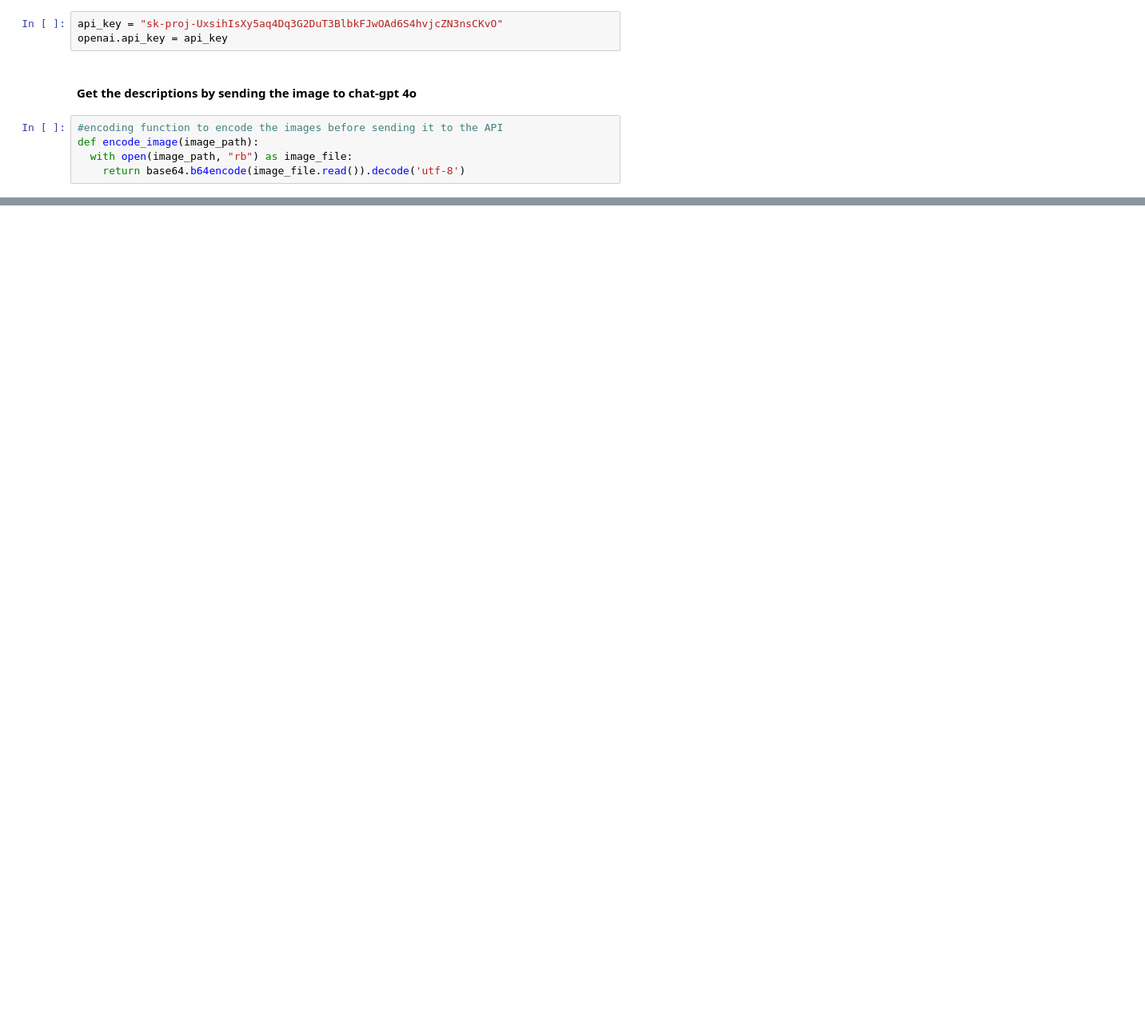
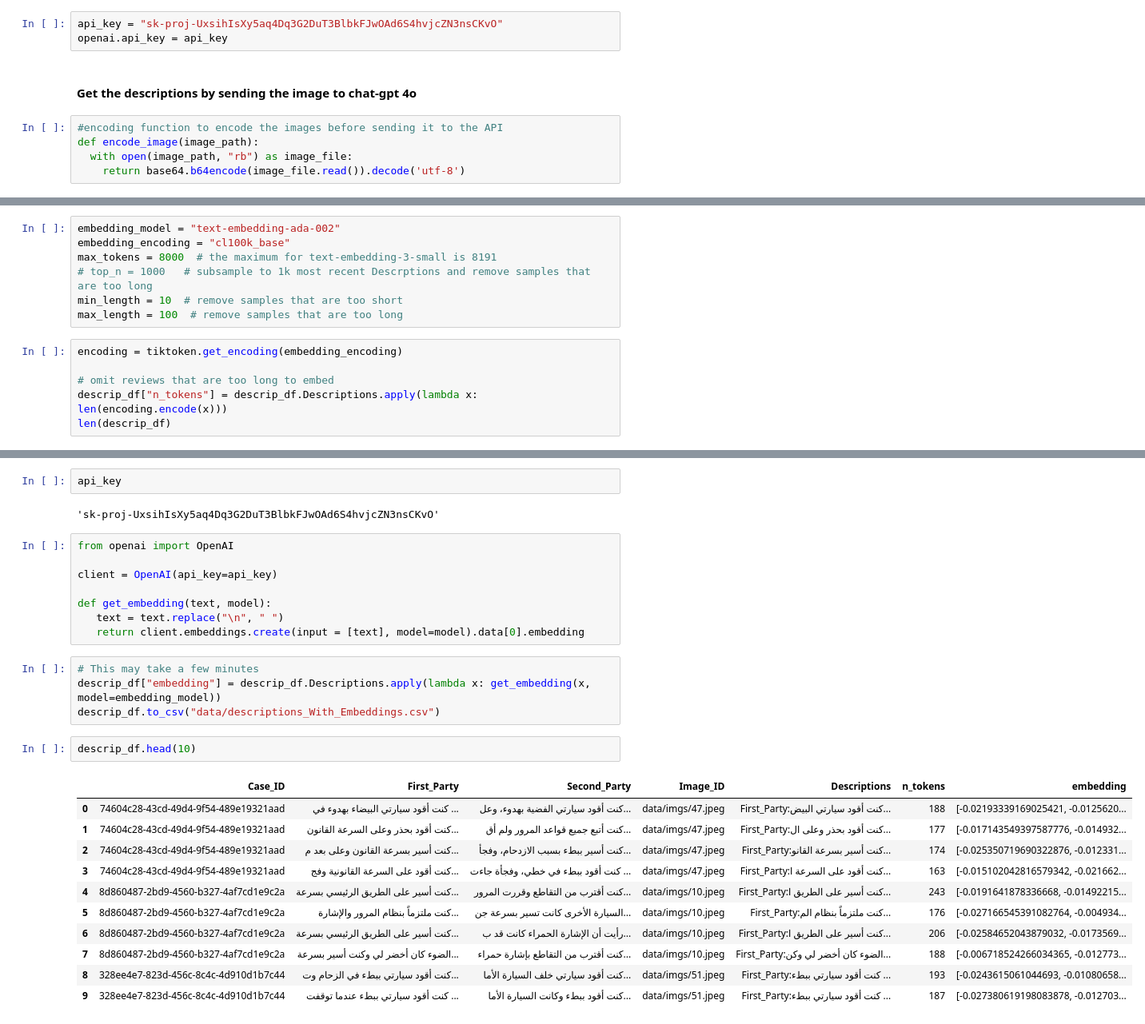
Before and after one commit to Sulaiman-F-Alharbi/Capstone, a Jupyter notebook: capstone.ipynb, the cells around one changed output, grey strips where cells are left out. Shown at 80% size. Saved outputs shown, nothing was run; the diff lists cells and outputs as text; blank space fills up the shorter version.

Commit message:
Create_Descrpitions_Embeddings

```diff
--- a/capstone.ipynb
+++ b/capstone.ipynb
@@ -178,0 +300,13 @@ for r, img in zip(responses, images_paths):
+# %%
+embedding_model = "text-embedding-ada-002"
+embedding_encoding = "cl100k_base"
+max_tokens = 8000  # the maximum for text-embedding-3-small is 8191
+# top_n = 1000   # subsample to 1k most recent Descrptions and remove samples that are too long
+min_length = 10  # remove samples that are too short
+max_length = 100  # remove samples that are too long
+# %%
+encoding = tiktoken.get_encoding(embedding_encoding)
+
+# omit reviews that are too long to embed
+descrip_df["n_tokens"] = descrip_df.Descriptions.apply(lambda x: len(encoding.encode(x)))
+len(descrip_df)
@@ -178,0 +324,30 @@ for r, img in zip(responses, images_paths):
+# %%
+api_key
+# %% [output]
+'sk-proj-UxsihIsXy5aq4Dq3G2DuT3BlbkFJwOAd6S4hvjcZN3nsCKvO'
+# %%
+from openai import OpenAI
+
+client = OpenAI(api_key=api_key)
+
+def get_embedding(text, model):
+   text = text.replace("\n", " ")
+   return client.embeddings.create(input = [text], model=model).data[0].embedding
+# %%
+# This may take a few minutes
+descrip_df["embedding"] = descrip_df.Descriptions.apply(lambda x: get_embedding(x, model=embedding_model))
+descrip_df.to_csv("data/descriptions_With_Embeddings.csv")
+# %%
+descrip_df.head(10)
+# %% [output]
+|  | Case_ID | First_Party | Second_Party | Image_ID | Descriptions | n_tokens | embedding |
+| 0 | 74604c28-43cd-49d4-9f54-489e19321aad | كنت أقود سيارتي البيضاء بهدوء في ... | كنت أقود سيارتي الفضية بهدوء، وعل... | data/imgs/47.jpeg | First_Party:كنت أقود سيارتي البيض... | 188 | [-0.02193339169025421, -0.0125620... |
+| 1 | 74604c28-43cd-49d4-9f54-489e19321aad | كنت أقود بحذر وعلى السرعة القانون... | كنت أتبع جميع قواعد المرور ولم أق... | data/imgs/47.jpeg | First_Party:كنت أقود بحذر وعلى ال... | 177 | [-0.017143549397587776, -0.014932... |
+| 2 | 74604c28-43cd-49d4-9f54-489e19321aad | كنت أسير بسرعة القانون وعلى بعد م... | كنت أسير ببطء بسبب الازدحام، وفجأ... | data/imgs/47.jpeg | First_Party:كنت أسير بسرعة القانو... | 174 | [-0.025350719690322876, -0.012331... |
+| 3 | 74604c28-43cd-49d4-9f54-489e19321aad | كنت أقود على السرعة القانونية وفج... | كنت أقود ببطء في خطي، وفجأة جاءت ... | data/imgs/47.jpeg | First_Party:كنت أقود على السرعة ا... | 163 | [-0.015102042816579342, -0.021662... |
+| 4 | 8d860487-2bd9-4560-b327-4af7cd1e9c2a | كنت أسير على الطريق الرئيسي بسرعة... | كنت أقترب من التقاطع وقررت المرور... | data/imgs/10.jpeg | First_Party:كنت أسير على الطريق ا... | 243 | [-0.0191641878336668, -0.01492215... |
+| 5 | 8d860487-2bd9-4560-b327-4af7cd1e9c2a | كنت ملتزماً بنظام المرور والإشارة... | السيارة الأخرى كانت تسير بسرعة جن... | data/imgs/10.jpeg | First_Party:كنت ملتزماً بنظام الم... | 176 | [-0.027166545391082764, -0.004934... |
+| 6 | 8d860487-2bd9-4560-b327-4af7cd1e9c2a | كنت أسير على الطريق الرئيسي بسرعة... | رأيت أن الإشارة الحمراء كانت قد ب... | data/imgs/10.jpeg | First_Party:كنت أسير على الطريق ا... | 206 | [-0.02584652043879032, -0.0173569... |
+| 7 | 8d860487-2bd9-4560-b327-4af7cd1e9c2a | الضوء كان أخضر لي وكنت أسير بسرعة... | كنت أقترب من التقاطع بإشارة حمراء... | data/imgs/10.jpeg | First_Party:الضوء كان أخضر لي وكن... | 188 | [-0.006718524266034365, -0.012773... |
+| 8 | 328ee4e7-823d-456c-8c4c-4d910d1b7c44 | كنت أقود سيارتي ببطء في الزحام وت... | كنت أقود سيارتي خلف السيارة الأما... | data/imgs/51.jpeg | First_Party:كنت أقود سيارتي ببطء ... | 193 | [-0.0243615061044693, -0.01080658... |
+| 9 | 328ee4e7-823d-456c-8c4c-4d910d1b7c44 | كنت أقود سيارتي ببطء عندما توقفت ... | كنت أقود ببطء وكانت السيارة الأما... | data/imgs/51.jpeg | First_Party:كنت أقود سيارتي ببطء ... | 187 | [-0.027380619198083878, -0.012703... |
```
Also changed, not shown: parts of 23 cells of this notebook, 2 other files.
